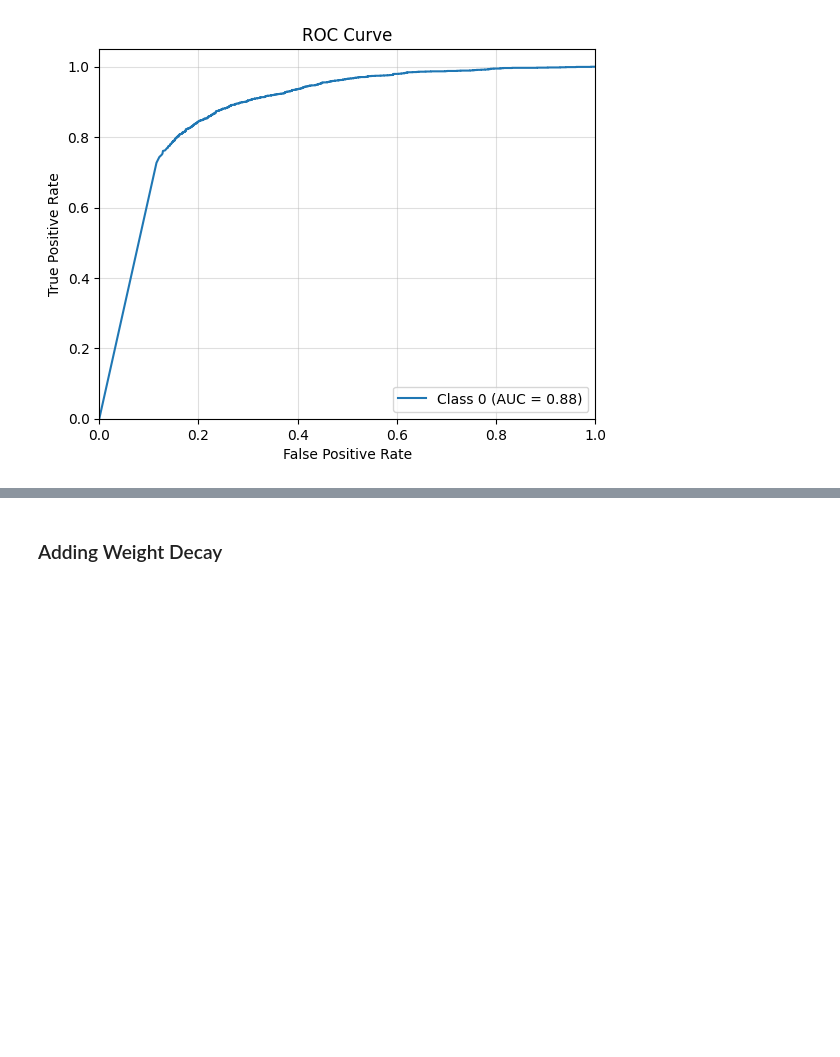
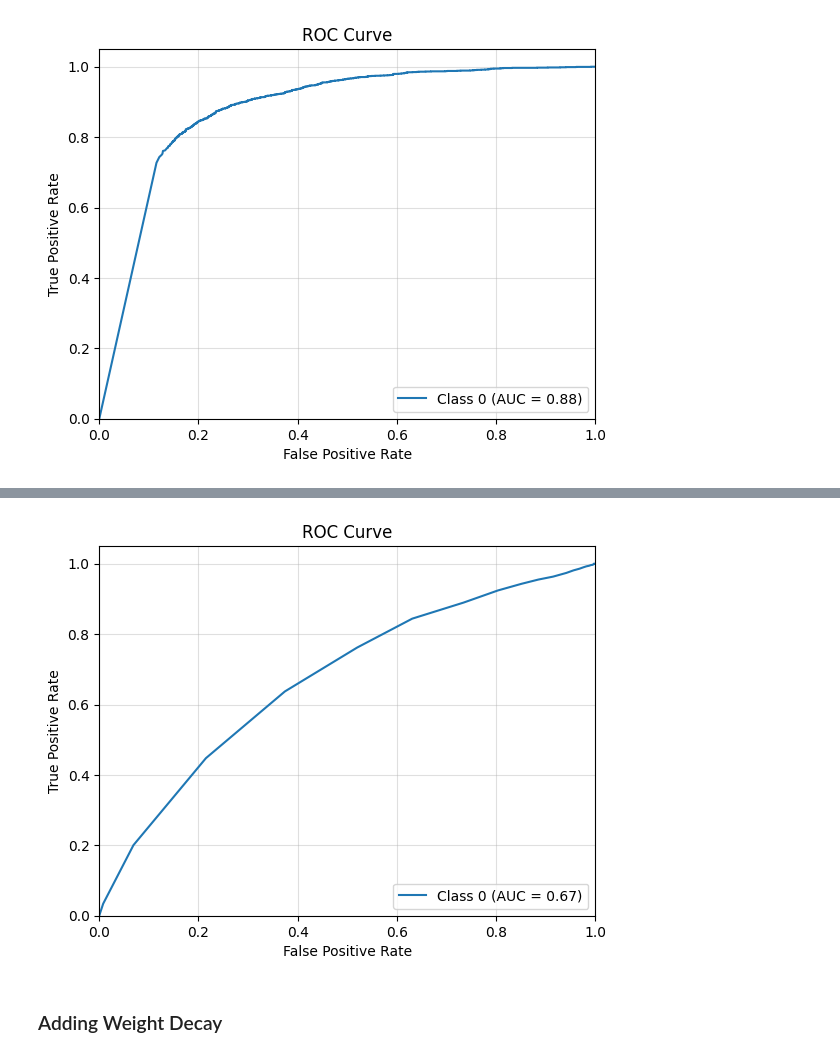
Before and after one commit to greglcr/GeometricDL, a Jupyter notebook: dataprocess.ipynb, the cells around one changed output, grey strips where cells are left out. Drawn from its saved outputs; the diff is of its cells as text; code cells hidden in the pictures; blank space fills up the shorter version.

Commit message:
random

```diff
--- a/dataprocess.ipynb
+++ b/dataprocess.ipynb
@@ -97,6 +97,20 @@ def combine_features(*datasets):
 def create_dataset_with_profile():
     return train_dataset_profile, val_dataset_profile, test_dataset_profile
 
+def create_random_dataset():
+    train_rdm = [data.clone() for data in train_dataset_bert]
+    val_rdm = [data.clone() for data in val_dataset_bert]
+    test_rdm = [data.clone() for data in test_dataset_bert]
+
+    for e in train_rdm:
+        e.x = torch.rand_like(e.x)
+    for e in val_rdm:
+        e.x = torch.rand_like(e.x)
+    for e in test_rdm:
+        e.x = torch.rand_like(e.x)
+
+    return train_rdm, val_rdm, test_rdm
+
 
 def create_dataset_with_profile_and_content():
     train_combined = combine_features(train_dataset_profile, train_dataset_content)
@@ -540,3 +554,21 @@ Epoch: 199, Loss: 0.5162, Train: 0.9670, Val: 0.8352, Test: 0.8134
 plot_roc_curve(test_loader,model4)
 # %% [output]
 [figure]
+# %%
+# Full random
+# Everything
+train_dataset,val_dataset,test_dataset = create_random_dataset()
+train_loader = DataLoader(train_dataset, batch_size=128, shuffle=True)
+val_loader = DataLoader(val_dataset, batch_size=128, shuffle=False)
+test_loader = DataLoader(test_dataset, batch_size=128, shuffle=False)
+
+inp_len = len(train_dataset[0].x[0])
+device = torch.device('cuda' if torch.cuda.is_available() else 'cpu')
+modelR = Net(inp_len, 128,train_dataset_bert.num_classes, concat=True).to(device)
+optimizer = torch.optim.Adam(modelR.parameters(), lr=5e-4,amsgrad=True)#, weight_decay=0.01) # They precise that they use a 5e-4 AMSGrad. here we add a bit of weight decay to avoid over-fitting.
+for epoch in range(1, 200):
+    loss = train(modelR)
+    train_acc = test(train_loader, modelR)
+    val_acc = test(val_loader, modelR)
+    test_acc = test(test_loader, modelR)
+    print(f'Epoch: {epoch:02d}, Loss: {loss:.4f}, Train: {train_acc:.4f}, 'f'Val: {val_acc:.4f}, Test: {test_acc:.4f}')
@@ -543,3 +593,7 @@ plot_roc_curve(test_loader,model4)
+# %%
+plot_roc_curve(test_loader,modelR)
+# %% [output]
+[figure, added]
 # %% [markdown]
 ### Adding Weight Decay
 # %%
```
Also changed, not shown: parts of 1 cell of this notebook.
